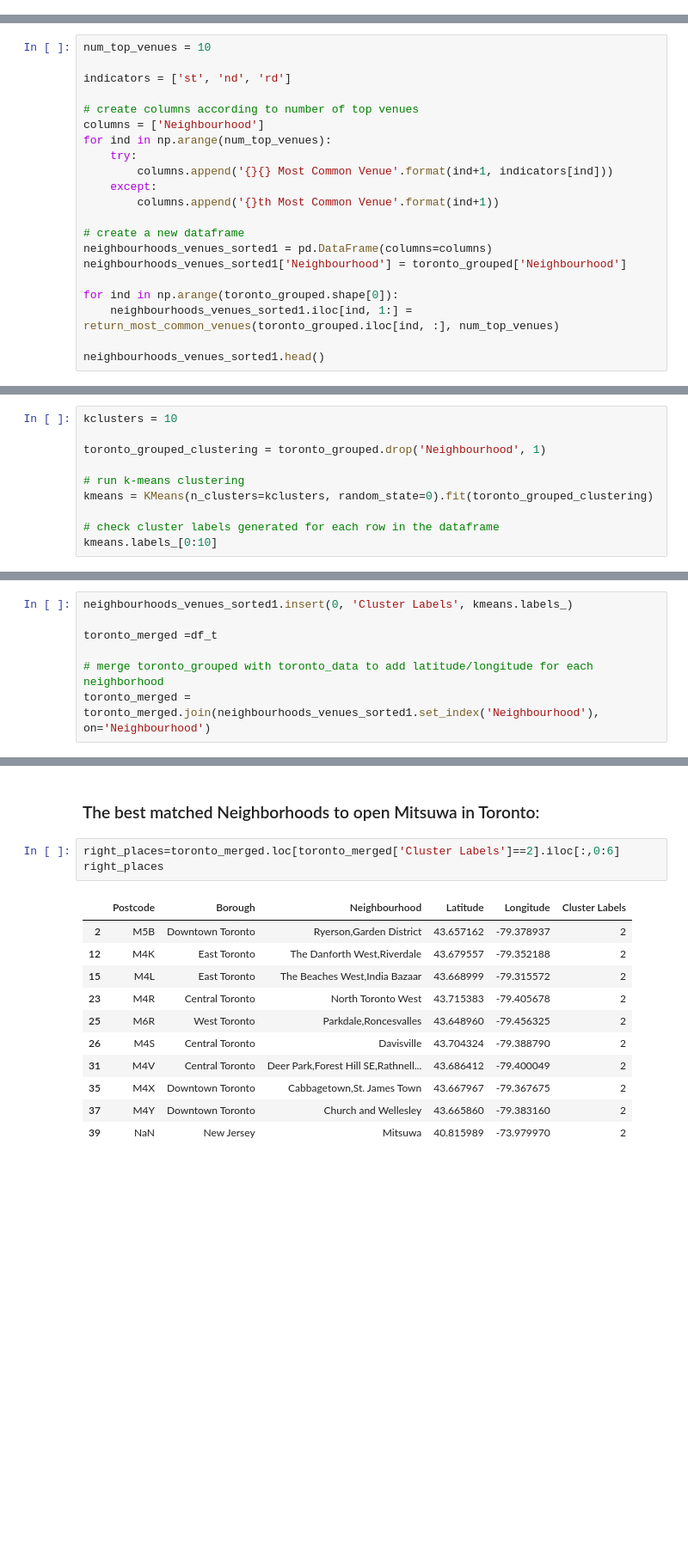
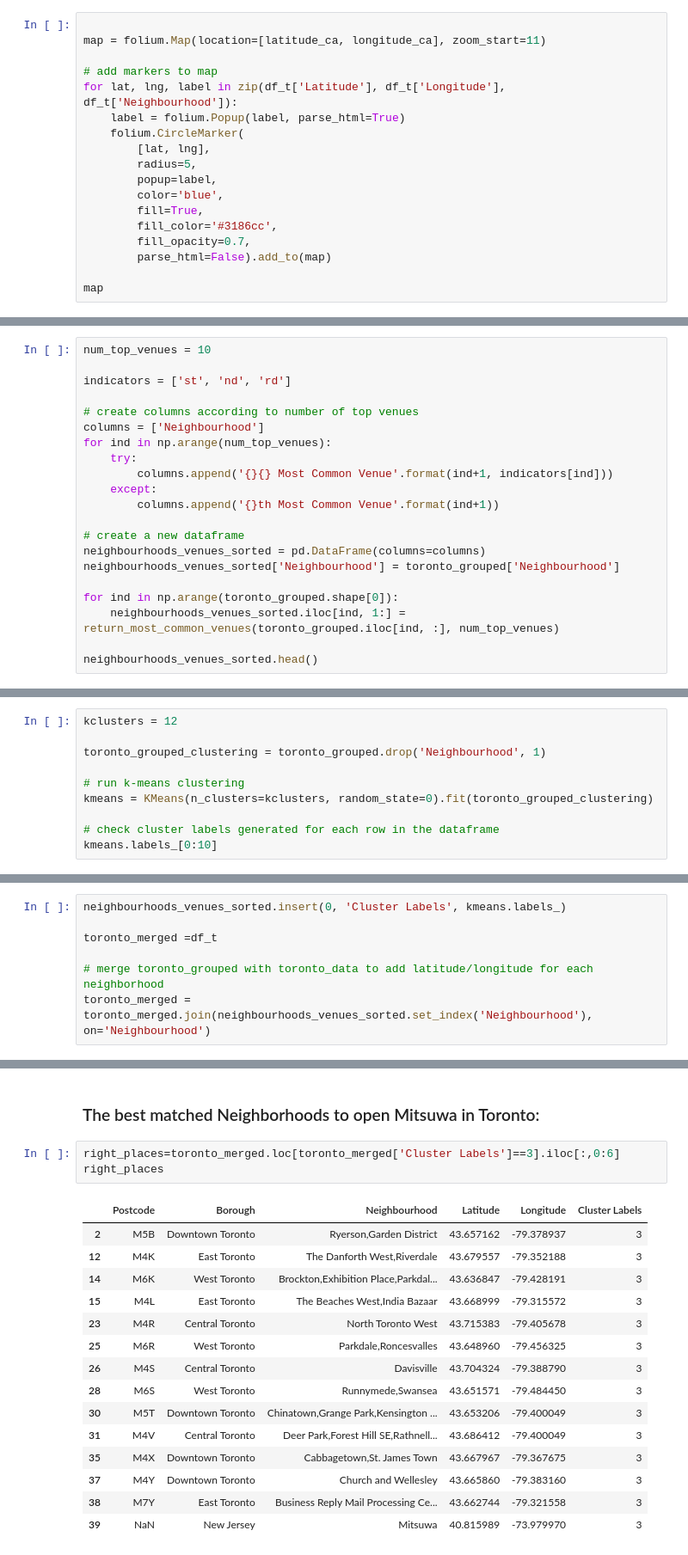
Before and after one commit to tonywang97/Coursera_Capstone, a Jupyter notebook: Final Project.ipynb, the cells around one changed output, grey strips where cells are left out. Shown at 86% size. Saved outputs shown, nothing was run; the diff lists cells and outputs as text; blank space fills up the shorter version.

```diff
--- a/Final Project.ipynb
+++ b/Final Project.ipynb
@@ -123,0 +187,18 @@ df_t=df_t.append(df_mit,ignore_index=True)
+# %%
+
+map = folium.Map(location=[latitude_ca, longitude_ca], zoom_start=11)
+
+# add markers to map
+for lat, lng, label in zip(df_t['Latitude'], df_t['Longitude'], df_t['Neighbourhood']):
+    label = folium.Popup(label, parse_html=True)
+    folium.CircleMarker(
+        [lat, lng],
+        radius=5,
+        popup=label,
+        color='blue',
+        fill=True,
+        fill_color='#3186cc',
+        fill_opacity=0.7,
+        parse_html=False).add_to(map)
+
+map
@@ -397,13 +478,13 @@ for ind in np.arange(num_top_venues):
         columns.append('{}th Most Common Venue'.format(ind+1))
 
 # create a new dataframe
-neighbourhoods_venues_sorted1 = pd.DataFrame(columns=columns)
-neighbourhoods_venues_sorted1['Neighbourhood'] = toronto_grouped['Neighbourhood']
+neighbourhoods_venues_sorted = pd.DataFrame(columns=columns)
+neighbourhoods_venues_sorted['Neighbourhood'] = toronto_grouped['Neighbourhood']
 
 for ind in np.arange(toronto_grouped.shape[0]):
-    neighbourhoods_venues_sorted1.iloc[ind, 1:] = return_most_common_venues(toronto_grouped.iloc[ind, :], num_top_venues)
+    neighbourhoods_venues_sorted.iloc[ind, 1:] = return_most_common_venues(toronto_grouped.iloc[ind, :], num_top_venues)
 
-neighbourhoods_venues_sorted1.head()
+neighbourhoods_venues_sorted.head()
 # %% [output]
 |  | Neighbourhood | 1st Most Common Venue | 2nd Most Common Venue | 3rd Most Common Venue | 4th Most Common Venue | ... |
 | 0 | Adelaide,King,Richmond | Coffee Shop | Restaurant | Thai Restaurant | Café | ... |
@@ -414,7 +500,7 @@ neighbourhoods_venues_sorted1.head()
 # %% [markdown]
 ### Applying KNN Algorithm to put neighborhoods into 10 clusters
 # %%
-kclusters = 10
+kclusters = 12
 
 toronto_grouped_clustering = toronto_grouped.drop('Neighbourhood', 1)
 
@@ -428,10 +514,10 @@ array([9, 9, 9, 0, 4, 2, 9, 9, 9, 2], dtype=int32)
 # %%
-neighbourhoods_venues_sorted1.insert(0, 'Cluster Labels', kmeans.labels_)
+neighbourhoods_venues_sorted.insert(0, 'Cluster Labels', kmeans.labels_)
 
 toronto_merged =df_t
 
 # merge toronto_grouped with toronto_data to add latitude/longitude for each neighborhood
-toronto_merged = toronto_merged.join(neighbourhoods_venues_sorted1.set_index('Neighbourhood'), on='Neighbourhood')
+toronto_merged = toronto_merged.join(neighbourhoods_venues_sorted.set_index('Neighbourhood'), on='Neighbourhood')
 # %% [markdown]
 ### Clustering Result
 # %%
@@ -462,17 +551,21 @@ mistsuwa_result
 # %% [markdown]
 ### The best matched Neighborhoods to open Mitsuwa in Toronto:
 # %%
-right_places=toronto_merged.loc[toronto_merged['Cluster Labels']==2].iloc[:,0:6]
+right_places=toronto_merged.loc[toronto_merged['Cluster Labels']==3].iloc[:,0:6]
 right_places
 # %% [output]
 |  | Postcode | Borough | Neighbourhood | Latitude | Longitude | Cluster Labels |
-| 2 | M5B | Downtown Toronto | Ryerson,Garden District | 43.657162 | -79.378937 | 2 |
-| 12 | M4K | East Toronto | The Danforth West,Riverdale | 43.679557 | -79.352188 | 2 |
-| 15 | M4L | East Toronto | The Beaches West,India Bazaar | 43.668999 | -79.315572 | 2 |
-| 23 | M4R | Central Toronto | North Toronto West | 43.715383 | -79.405678 | 2 |
-| 25 | M6R | West Toronto | Parkdale,Roncesvalles | 43.648960 | -79.456325 | 2 |
-| 26 | M4S | Central Toronto | Davisville | 43.704324 | -79.388790 | 2 |
-| 31 | M4V | Central Toronto | Deer Park,Forest Hill SE,Rathnell... | 43.686412 | -79.400049 | 2 |
-| 35 | M4X | Downtown Toronto | Cabbagetown,St. James Town | 43.667967 | -79.367675 | 2 |
-| 37 | M4Y | Downtown Toronto | Church and Wellesley | 43.665860 | -79.383160 | 2 |
-| 39 | NaN | New Jersey | Mitsuwa | 40.815989 | -73.979970 | 2 |
+| 2 | M5B | Downtown Toronto | Ryerson,Garden District | 43.657162 | -79.378937 | 3 |
+| 12 | M4K | East Toronto | The Danforth West,Riverdale | 43.679557 | -79.352188 | 3 |
+| 14 | M6K | West Toronto | Brockton,Exhibition Place,Parkdal... | 43.636847 | -79.428191 | 3 |
+| 15 | M4L | East Toronto | The Beaches West,India Bazaar | 43.668999 | -79.315572 | 3 |
+| 23 | M4R | Central Toronto | North Toronto West | 43.715383 | -79.405678 | 3 |
+| 25 | M6R | West Toronto | Parkdale,Roncesvalles | 43.648960 | -79.456325 | 3 |
+| 26 | M4S | Central Toronto | Davisville | 43.704324 | -79.388790 | 3 |
+| 28 | M6S | West Toronto | Runnymede,Swansea | 43.651571 | -79.484450 | 3 |
+| 30 | M5T | Downtown Toronto | Chinatown,Grange Park,Kensington ... | 43.653206 | -79.400049 | 3 |
+| 31 | M4V | Central Toronto | Deer Park,Forest Hill SE,Rathnell... | 43.686412 | -79.400049 | 3 |
+| 35 | M4X | Downtown Toronto | Cabbagetown,St. James Town | 43.667967 | -79.367675 | 3 |
+| 37 | M4Y | Downtown Toronto | Church and Wellesley | 43.665860 | -79.383160 | 3 |
+| 38 | M7Y | East Toronto | Business Reply Mail Processing Ce... | 43.662744 | -79.321558 | 3 |
+| 39 | NaN | New Jersey | Mitsuwa | 40.815989 | -73.979970 | 3 |
```
Also changed, not shown: parts of 18 cells of this notebook, 2 other files.
